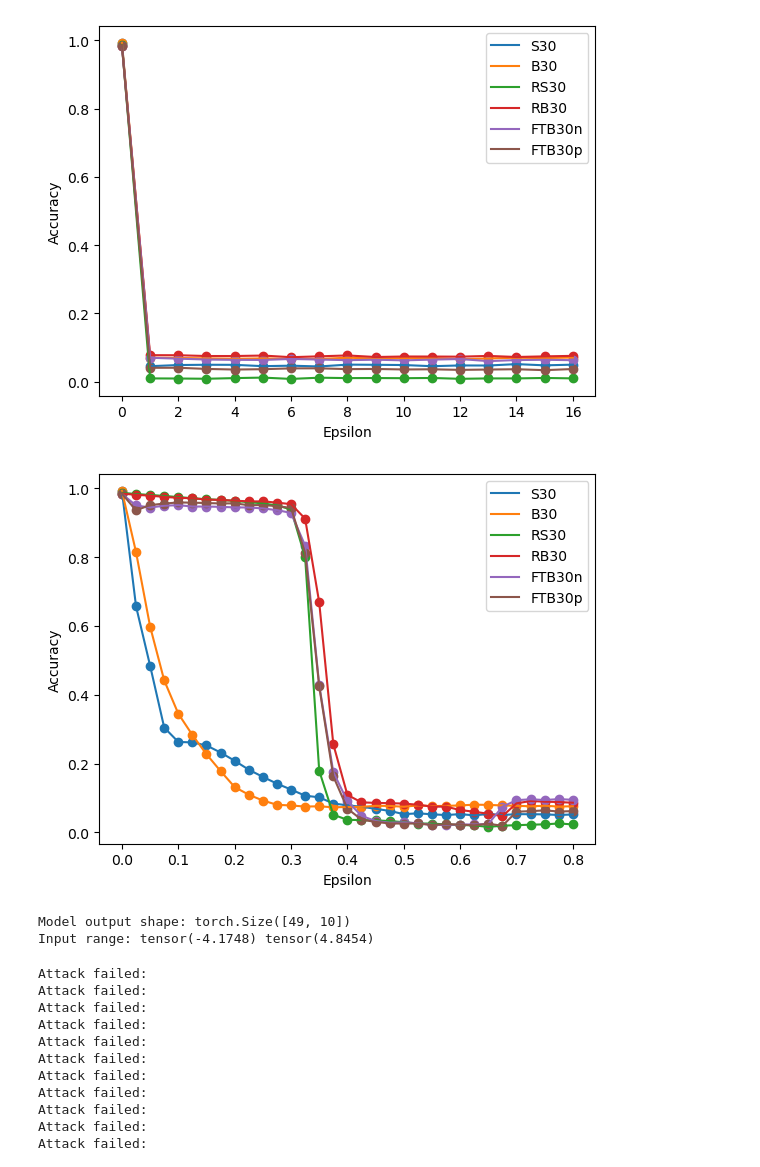
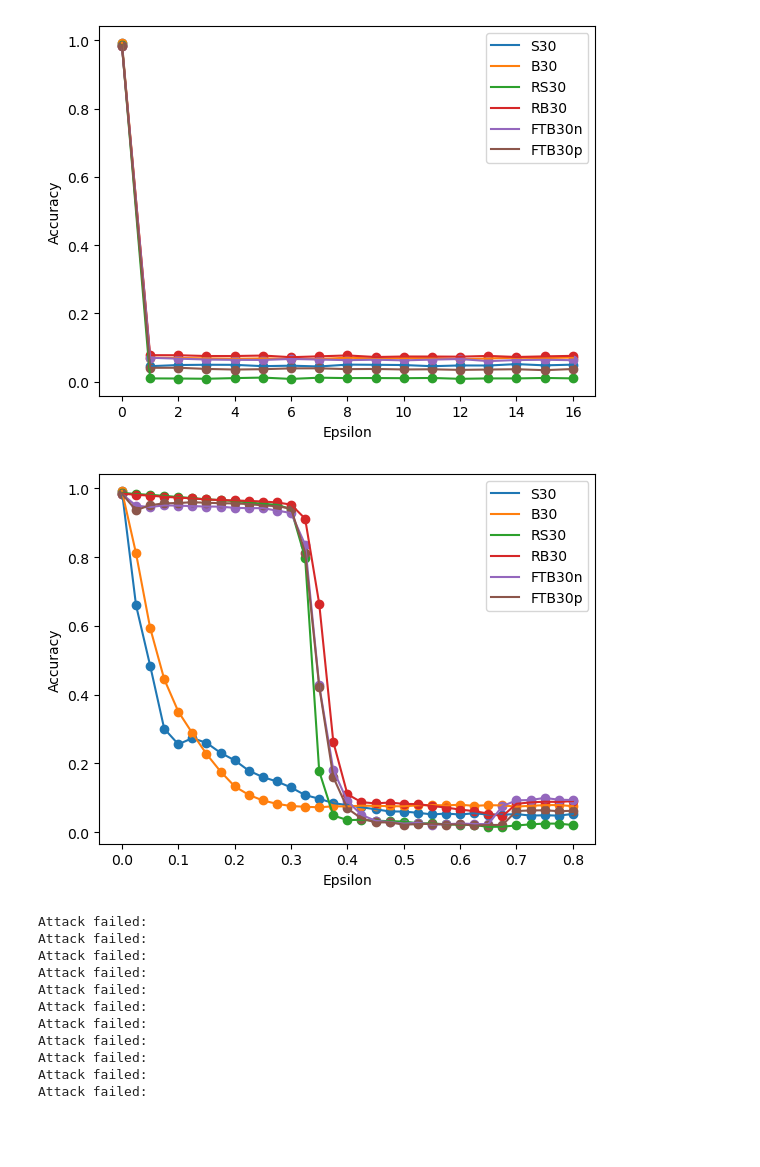
Before and after one commit to hugorecio-7/Praktikak-PrototypeDNN-Robustness-main, a Jupyter notebook: Adversarial_Attacks_Testing.ipynb, the cells around one changed output. Cells and saved outputs as stored; diff of their text form; code cells hidden in the pictures; blank space fills up the shorter version.

```diff
--- a/Adversarial_Attacks_Testing.ipynb
+++ b/Adversarial_Attacks_Testing.ipynb
@@ -104,29 +104,17 @@ adversarial_attacks_eps_plot(models, model_names, test_loader, attack, loss, max
 # %%
 iters = 2 #40
 max_eps = 0.8
 step = 0.025
 random_start = True
 
 models = [s30, b30, rs30, rb30, ftb30n, ftb30p]
 model_names = ["S30", "B30", "RS30", "RB30", "FTB30n", "FTB30p"]
-attack = partial(PGDLInf_attack, iters=iters, alpha=1, random_start=random_start)
+attack = partial(PGDLInf_attack, iters=iters, alpha=0.01, random_start=random_start)
 loss = CELoss
 
 adversarial_attacks_eps_plot(models, model_names, test_loader, attack, loss, max_eps, step=step)
 # %% [output]
-[figure, old version]
+[figure, new version]
-# %%
-# Manually check model input expectations
-model=s30
-dummy_input = torch.randn(1, 1, 224, 224) # Example input shape
-output = model(dummy_input)
-print("Model output shape:", output.shape)
-
-# Check if input is normalized (e.g., [0,1] vs. [0,255])
-print("Input range:", dummy_input.min(), dummy_input.max())
-# %% [output]
-Model output shape: torch.Size([49, 10])
-Input range: tensor(-4.1748) tensor(4.8454)
 # %%
 iters = 1 #40
 max_eps = 0.8
```
Also changed, not shown: parts of 4 cells of this notebook, 3 other files.
